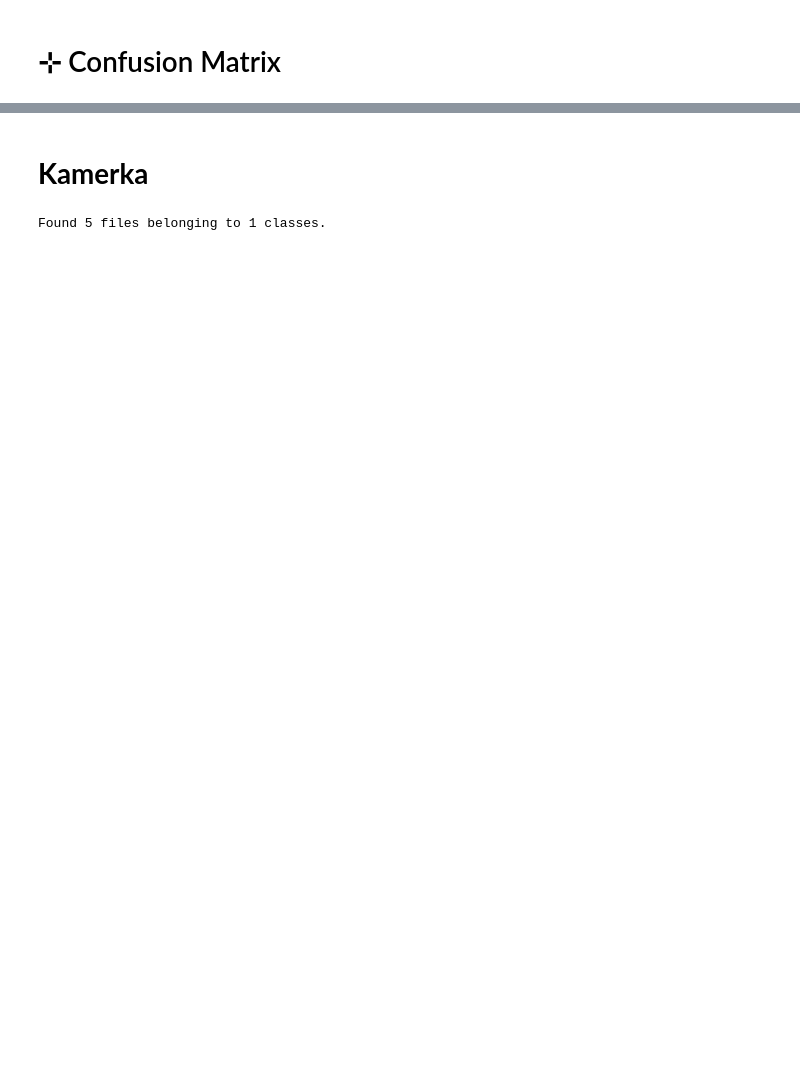
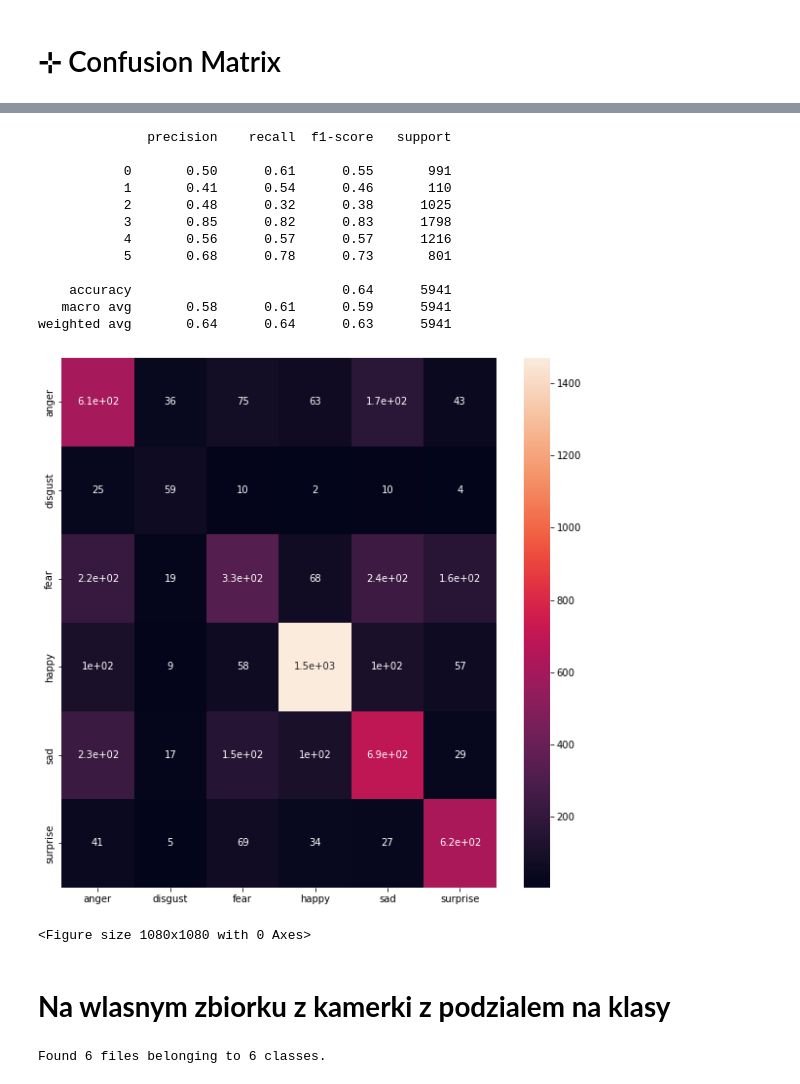
Before and after one commit to Jannixen/EmotionsClassifierApp, a Jupyter notebook: notebooks/emotion_classifier.ipynb, the cells around one changed output, grey strips where cells are left out. Cells and saved outputs as stored; diff of their text form; code cells hidden in the pictures; blank space fills up the shorter version.

```diff
--- a/notebooks/emotion_classifier.ipynb
+++ b/notebooks/emotion_classifier.ipynb
@@ -452,22 +509,42 @@ print(plot_confusion_matrix1(val_ds,n_categories,model))
+# %%
+plt.figure(figsize=(10,10))
+ax = plt.subplot()
+print(plot_confusion_matrix1(val_ds,n_categories,model,ax=ax))
+ax.xaxis.set_ticklabels(face_categories);
+ax.yaxis.set_ticklabels(face_categories);
+# %% [output]
+              precision    recall  f1-score   support
+
+           0       0.50      0.61      0.55       991
+           1       0.41      0.54      0.46       110
+           2       0.48      0.32      0.38      1025
+           3       0.85      0.82      0.83      1798
+           4       0.56      0.57      0.57      1216
+           5       0.68      0.78      0.73       801
+
+    accuracy                           0.64      5941
+   macro avg       0.58      0.61      0.59      5941
+weighted avg       0.64      0.64      0.63      5941
+[figure, added]
+<Figure size 1080x1080 with 0 Axes>
 # %%
 # print(plot_confusion_matrix1(test_ds,n_categories,model))
-# %% [markdown]
-# **Kamerka**
+# %% [markdown]
+# **Na wlasnym zbiorku z kamerki z podzialem na klasy**
 # %%
-# tu umieść obrazki
-# C:\Users\matlaczj\Documents\Projekt_PZ1\dataset_splitted\pred\pred
+testowy_wlasny = pathlib.Path("C:\\Users\\matlaczj\\Documents\\Projekt_PZ1\\testowy_wlasny")
 
-pred_ds = image_dataset_from_directory(
-    directory=pred_dir,
+own_ds = image_dataset_from_directory(
+    directory=testowy_wlasny,
     labels='inferred',
     label_mode='int',
     color_mode="grayscale",
-    batch_size=1,
+    batch_size=train_batch_size,
     image_size=(img_height, img_width),
-    shuffle=False,
+    shuffle=True,
     seed=1,
     interpolation='bilinear',
     smart_resize = True
 )
 # %% [output]
-Found 5 files belonging to 1 classes.
+Found 6 files belonging to 6 classes.
```
Also changed, not shown: parts of 25 cells of this notebook, 2 other files.
